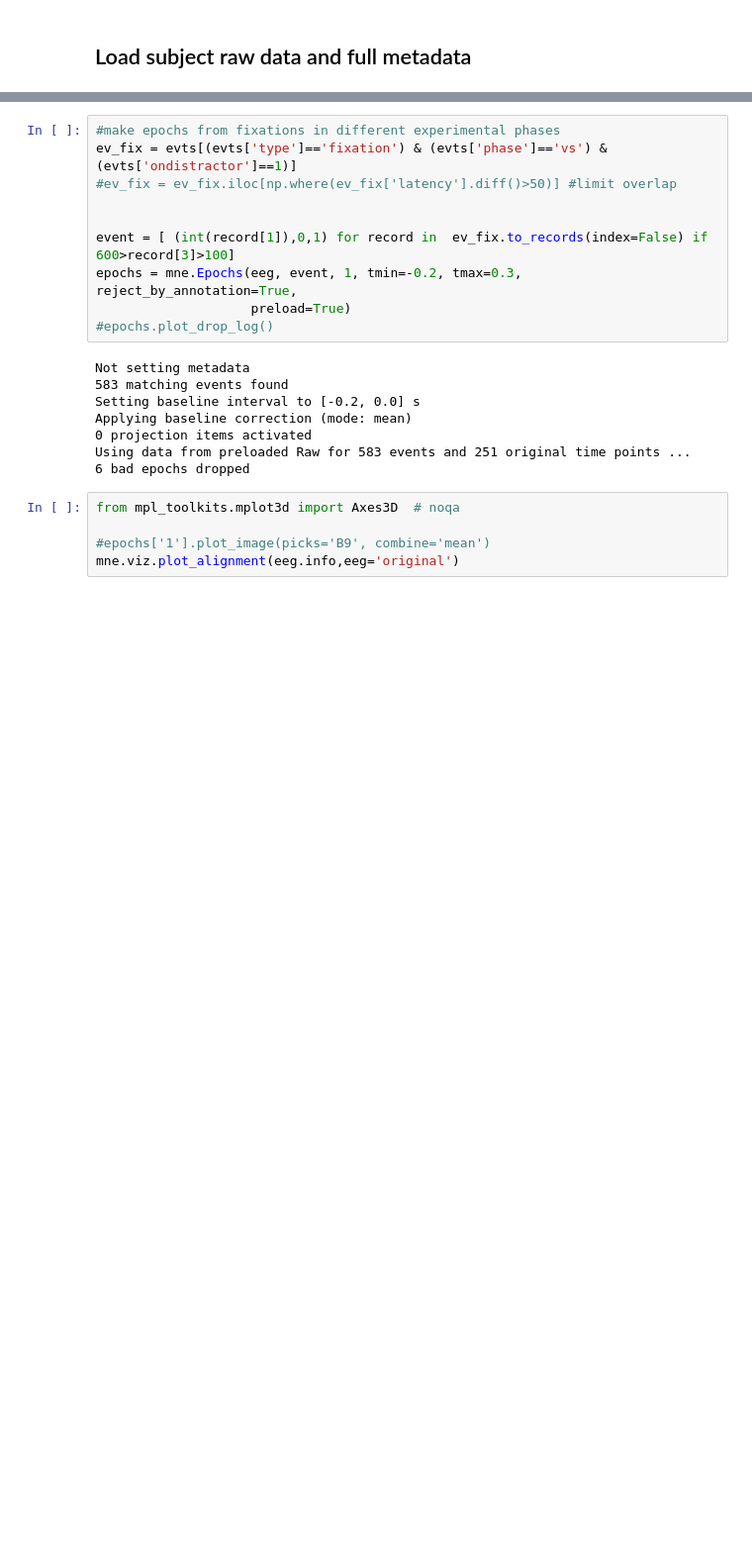
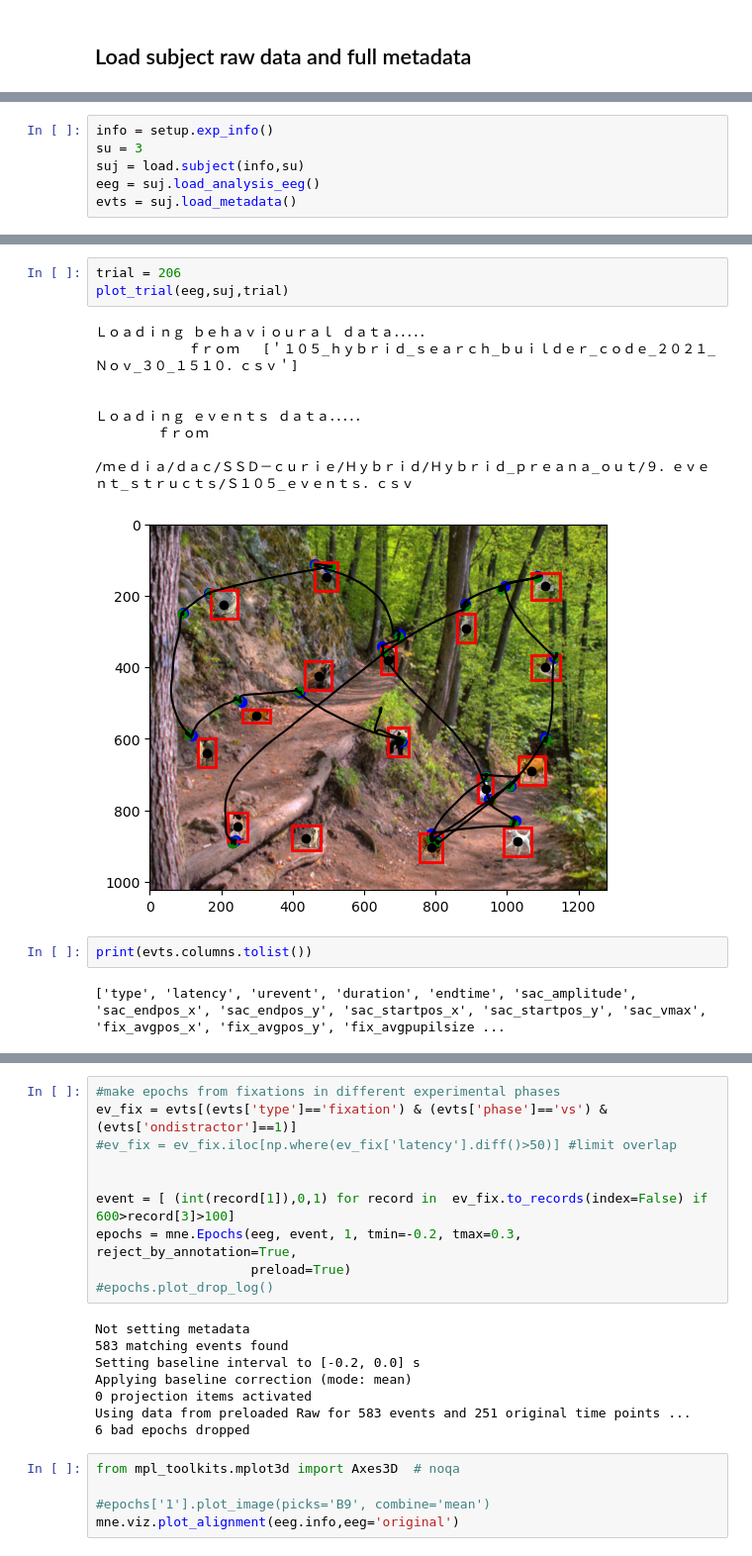
Before and after one commit to incubodac/EEGDECONV, a Jupyter notebook: MNEunfold.ipynb, the cells around one changed output, grey strips where cells are left out. Shown at 99% size. Cells and saved outputs as stored; diff of their text form; blank space fills up the shorter version.

```diff
--- a/MNEunfold.ipynb
+++ b/MNEunfold.ipynb
@@ -40,0 +36,6 @@ NameError: name 'info' is not defined
+# %%
+info = setup.exp_info()
+su = 3
+suj = load.subject(info,su)
+eeg = suj.load_analysis_eeg()
+evts = suj.load_metadata()
@@ -41 +57,18 @@ NameError: name 'info' is not defined
+# %%
+trial = 206
+plot_trial(eeg,suj,trial)
+# %% [output]
+Ｌｏａｄｉｎｇ ｂｅｈａｖｉｏｕｒａｌ ｄａｔａ．．．．．
+            ｆｒｏｍ   [＇１０５_ｈｙｂｒｉｄ_ｓｅａｒｃｈ_ｂｕｉｌｄｅｒ_ｃｏｄｅ_２０２１_Ｎｏｖ_３０_１５１０．ｃｓｖ＇]
+
+
+Ｌｏａｄｉｎｇ ｅｖｅｎｔｓ ｄａｔａ．．．．．
+        ｆｒｏｍ
+
+/ｍｅｄｉａ/ｄａｃ/ＳＳＤ－ｃｕｒｉｅ/Ｈｙｂｒｉｄ/Ｈｙｂｒｉｄ_ｐｒｅａｎａ_ｏｕｔ/９．ｅｖｅｎｔ_ｓｔｒｕｃｔｓ/Ｓ１０５_ｅｖｅｎｔｓ．ｃｓｖ
+[figure, added]
+# %%
+print(evts.columns.tolist())
+# %% [output]
+['type', 'latency', 'urevent', 'duration', 'endtime', 'sac_amplitude', 'sac_endpos_x', 'sac_endpos_y', 'sac_startpos_x', 'sac_startpos_y', 'sac_vmax', 'fix_avgpos_x', 'fix_avgpos_y', 'fix_avgpupilsize ...
 # %%
```
Also changed, not shown: parts of 14 cells of this notebook, 1 other file.
